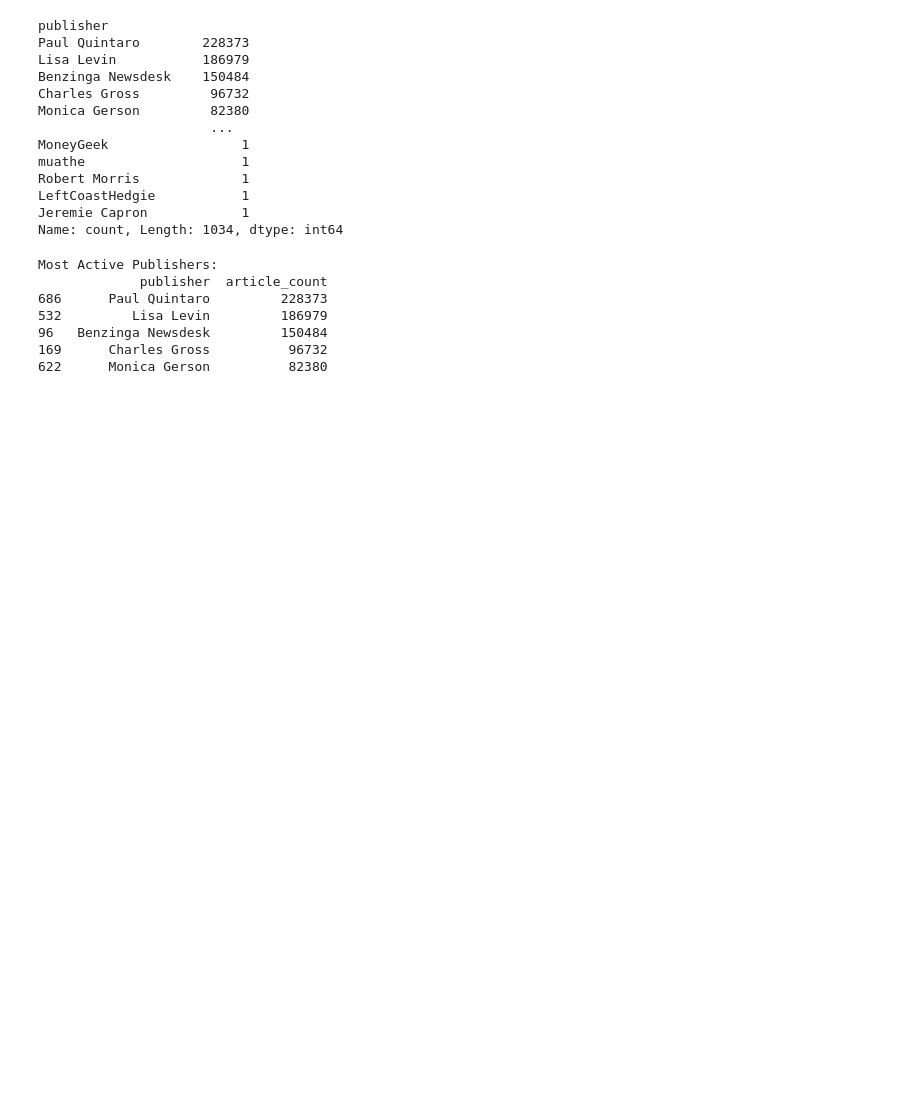
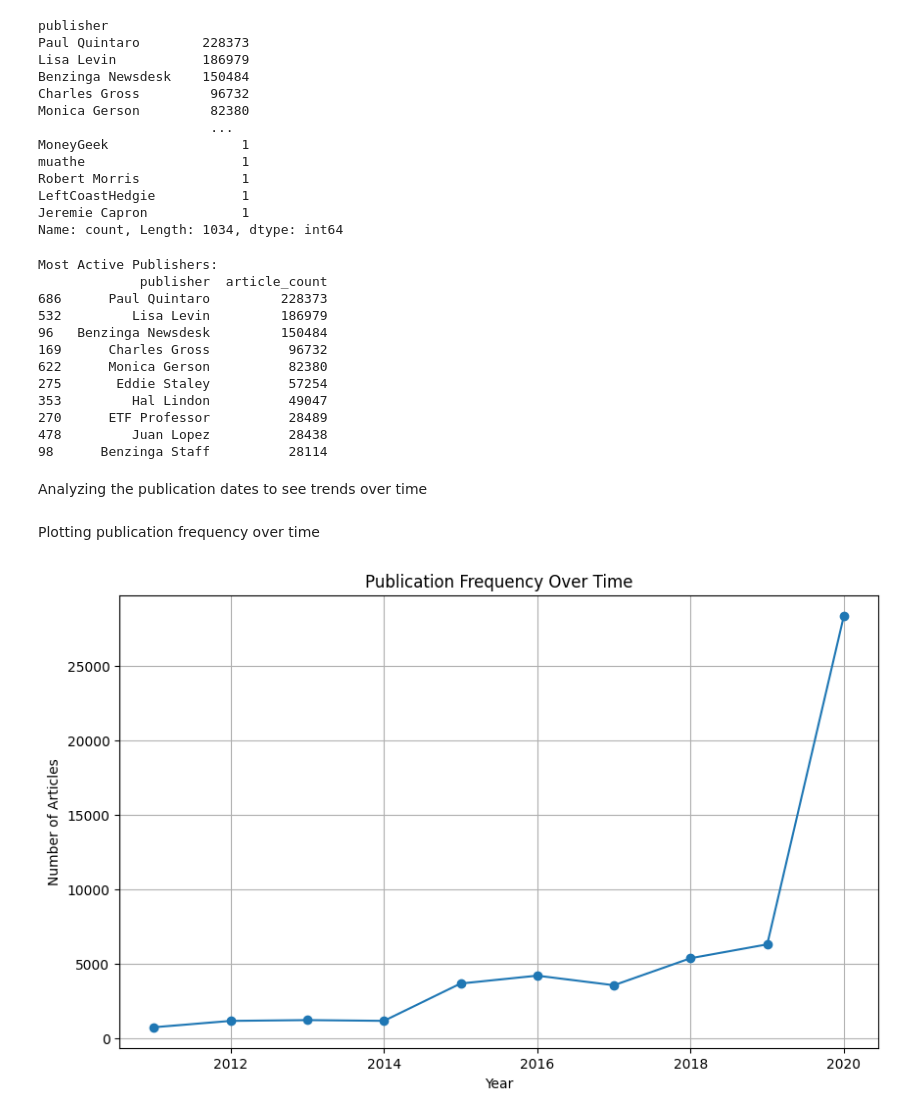
Before and after one commit to fro-su/Nova_Financial_Solutions, a Jupyter notebook: notebooks/descriptive_statistics.ipynb, the cells around one changed output. Cells and saved outputs as stored; diff of their text form; code cells hidden in the pictures; blank space fills up the shorter version.

Commit message:
analyzing the publication dates to see trends over time and plotting that

```diff
--- a/notebooks/descriptive_statistics.ipynb
+++ b/notebooks/descriptive_statistics.ipynb
@@ -78,7 +78,7 @@ Name: count, Length: 1034, dtype: int64
 # %%
 
 articles_per_publisher = df.groupby('publisher').size().reset_index(name='article_count')
-most_active_publishers = articles_per_publisher.sort_values(by='article_count', ascending=False).head(5)
+most_active_publishers = articles_per_publisher.sort_values(by='article_count', ascending=False).head(10)
 print("\nMost Active Publishers:")
 print(most_active_publishers)
 # %% [output]
@@ -89,3 +89,25 @@ Most Active Publishers:
 96   Benzinga Newsdesk         150484
 169      Charles Gross          96732
 622      Monica Gerson          82380
+275       Eddie Staley          57254
+353         Hal Lindon          49047
+270      ETF Professor          28489
+478         Juan Lopez          28438
+98      Benzinga Staff          28114
+# %% [markdown]
+Analyzing the publication dates to see trends over time
+# %% [markdown]
+Plotting publication frequency over time
+# %%
+df['date'] = pd.to_datetime(df['date'], errors='coerce')
+df['year'] = df['date'].dt.year
+# %%
+plt.figure(figsize=(10, 6))
+df.groupby('year').size().plot(kind='line', marker='o')
+plt.title('Publication Frequency Over Time')
+plt.xlabel('Year')
+plt.ylabel('Number of Articles')
+plt.grid(True)
+plt.show()
+# %% [output]
+[figure, added]
```
